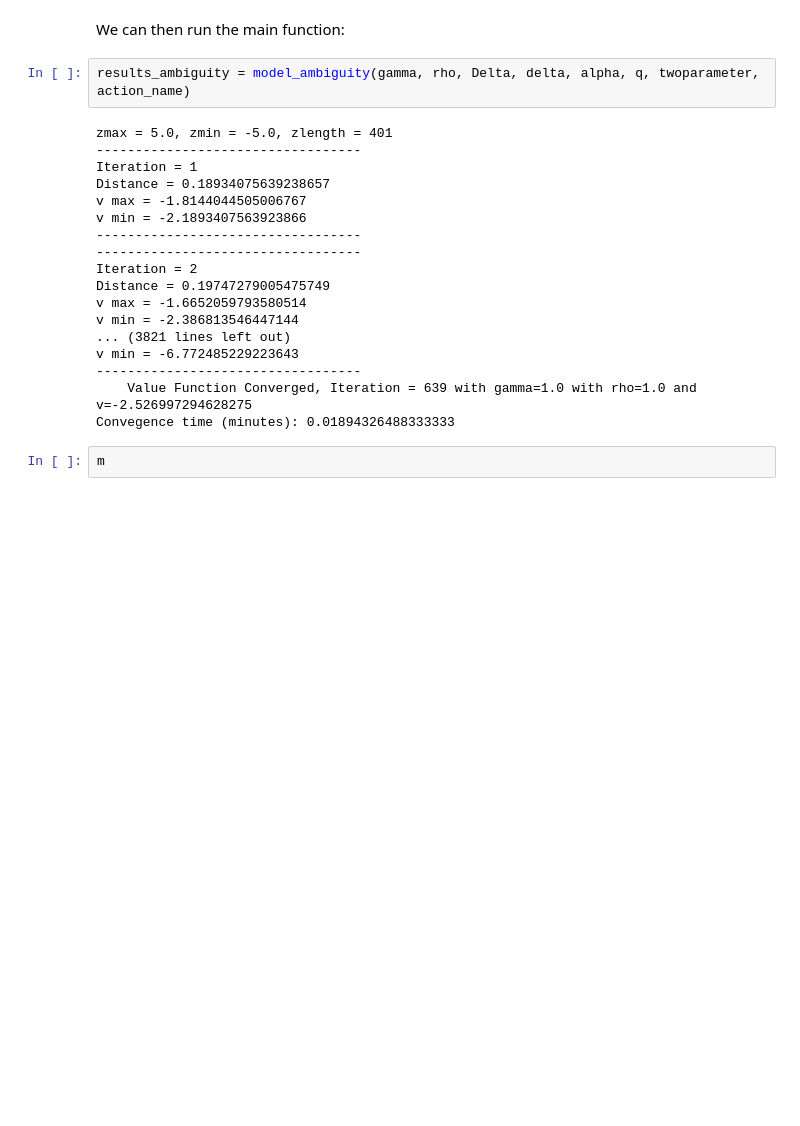
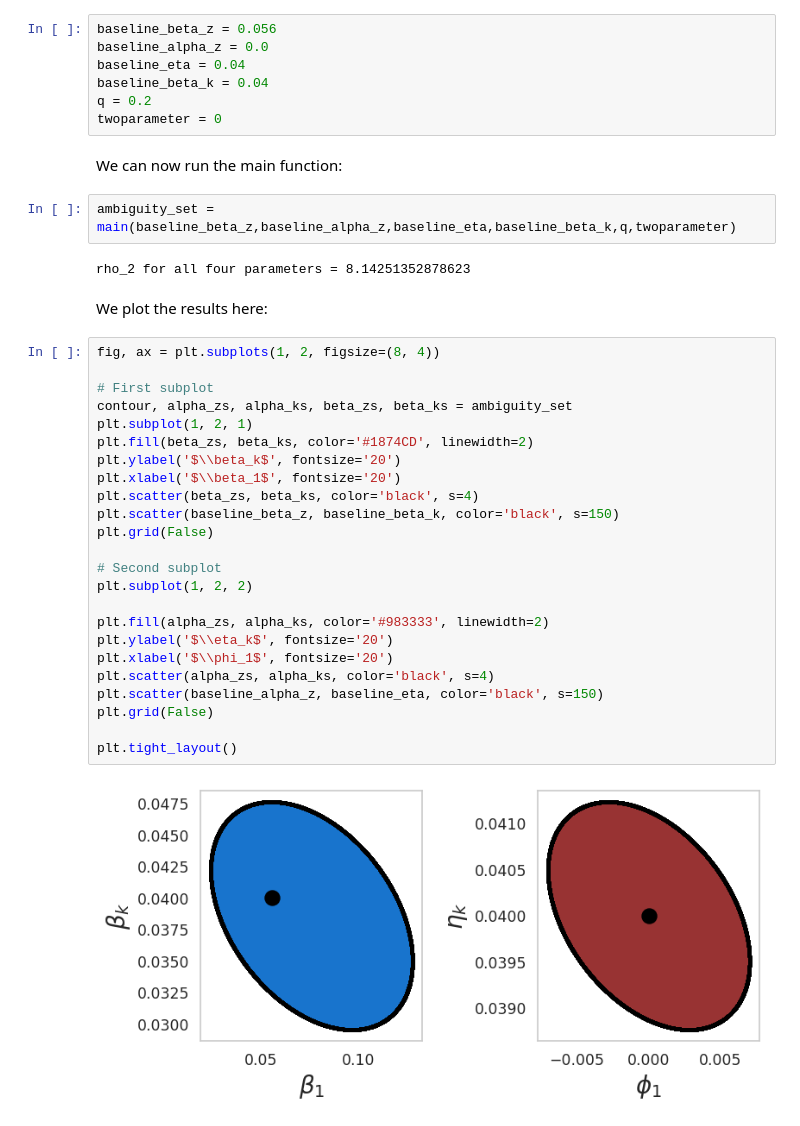
Before and after one commit to lphansen/comparing_dsge, a Jupyter notebook: _sources/model_ambiguity.ipynb, the cells around one changed output. Drawn from its saved outputs; the diff is of its cells as text; blank space fills up the shorter version.

```diff
--- a/_sources/model_ambiguity.ipynb
+++ b/_sources/model_ambiguity.ipynb
@@ -86,24 +84,41 @@ phi = 8.0
+# %%
+baseline_beta_z = 0.056
+baseline_alpha_z = 0.0
+baseline_eta = 0.04
+baseline_beta_k = 0.04
+q = 0.2
+twoparameter = 0
 # %% [markdown]
-We can then run the main function:
+We can now run the main function:
-# %%
-results_ambiguity = model_ambiguity(gamma, rho, Delta, delta, alpha, q, twoparameter, action_name)
-# %% [output]
-zmax = 5.0, zmin = -5.0, zlength = 401
-----------------------------------
-Iteration = 1
-Distance = 0.18934075639238657
-v max = -1.8144044505006767
-v min = -2.1893407563923866
-----------------------------------
-----------------------------------
-Iteration = 2
-Distance = 0.19747279005475749
-v max = -1.6652059793580514
-v min = -2.386813546447144
-... (3821 lines left out)
-v min = -6.772485229223643
-----------------------------------
-    Value Function Converged, Iteration = 639 with gamma=1.0 with rho=1.0 and v=-2.526997294628275
-Convegence time (minutes): 0.01894326488333333
-# %%
-m
+# %%
+ambiguity_set = main(baseline_beta_z,baseline_alpha_z,baseline_eta,baseline_beta_k,q,twoparameter)
+# %% [output]
+rho_2 for all four parameters = 8.14251352878623
+# %% [markdown]
+We plot the results here:
+# %%
+fig, ax = plt.subplots(1, 2, figsize=(8, 4))
+
+# First subplot
+contour, alpha_zs, alpha_ks, beta_zs, beta_ks = ambiguity_set
+plt.subplot(1, 2, 1)
+plt.fill(beta_zs, beta_ks, color='#1874CD', linewidth=2)
+plt.ylabel('$\\beta_k$', fontsize='20')
+plt.xlabel('$\\beta_1$', fontsize='20')
+plt.scatter(beta_zs, beta_ks, color='black', s=4)
+plt.scatter(baseline_beta_z, baseline_beta_k, color='black', s=150)
+plt.grid(False)
+
+# Second subplot
+plt.subplot(1, 2, 2)
+
+plt.fill(alpha_zs, alpha_ks, color='#983333', linewidth=2)
+plt.ylabel('$\\eta_k$', fontsize='20')
+plt.xlabel('$\\phi_1$', fontsize='20')
+plt.scatter(alpha_zs, alpha_ks, color='black', s=4)
+plt.scatter(baseline_alpha_z, baseline_eta, color='black', s=150)
+plt.grid(False)
+
+plt.tight_layout()
+# %% [output]
+[figure, added]
```
Also changed, not shown: parts of 6 cells of this notebook, 12 other files.
